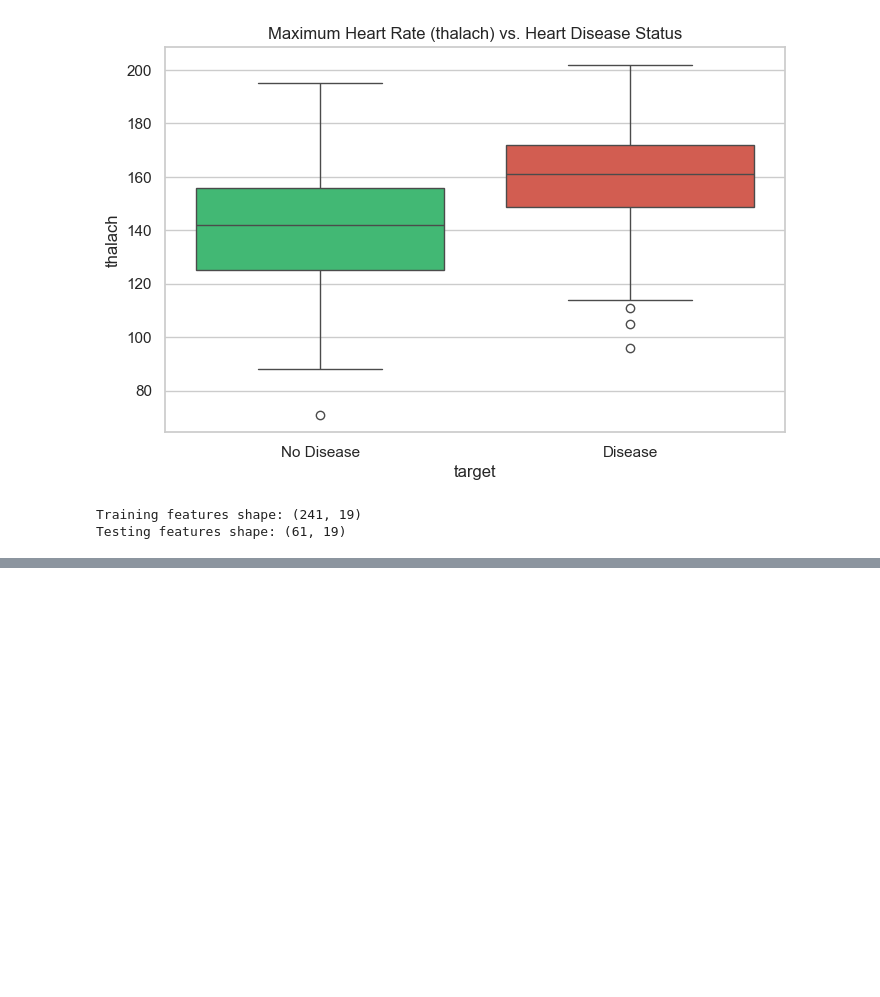
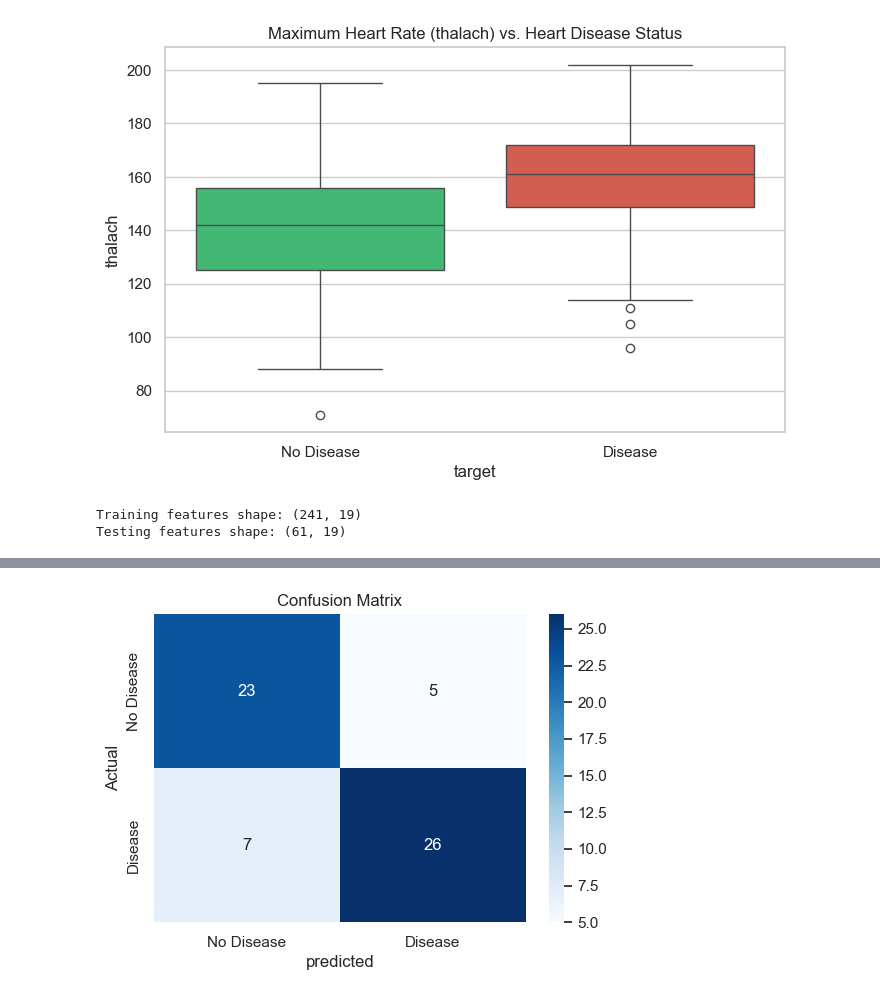
Before and after one commit to Harish-Senthilkumar/heart-disease-prediction, a Jupyter notebook: notebooks/heart_disease_analysis.ipynb, the cells around one changed output, grey strips where cells are left out. Cells and saved outputs as stored; diff of their text form; code cells hidden in the pictures; blank space fills up the shorter version.

Commit message:
added heat map for confusion matrix | MAE and with Accuracy Score updated detailed in a Classification Report

```diff
--- a/notebooks/heart_disease_analysis.ipynb
+++ b/notebooks/heart_disease_analysis.ipynb
@@ -181,3 +181,23 @@ print(f"Testing features shape: {X_test.shape}")
 # %% [output]
 Training features shape: (241, 19)
 Testing features shape: (61, 19)
+# %%
+# Predictive Modeling and Metrics
+
+# Train Random Forest Classifier
+from sklearn.metrics import mean_absolute_error
+
+
+model = RandomForestClassifier(n_estimators=100, random_state=42)
+model.fit(X_train_scaled, y_train) #fit model
+
+y_pred = model.predict(X_test_scaled) #Generating predictions
+
+# Calculate Evaluation Metrics
+mae = mean_absolute_error(y_test, y_pred)
+acc = accuracy_score(y_test, y_pred)
+
+print(f"Mean Absolute Error (MAE): {mae:.4f}")
+print(f"Model Accuracy Score: {acc * 100:.2f}%\n")
+print("--- Classification Report ---")
+print(classification_report(y_test, y_pred))
@@ -183,0 +217,12 @@ Testing features shape: (61, 19)
+# %%
+# Plotting the Confusion Matrix
+plt.figure(figsize=(6,4))
+sns.heatmap(confusion_matrix(y_test, y_pred), annot=True, fmt='d', cmap='Blues',
+            xticklabels=['No Disease', 'Disease'], yticklabels=['No Disease', 'Disease'])
+
+plt.ylabel('Actual')
+plt.xlabel("predicted")
+plt.title('Confusion Matrix')
+plt.show()
+# %% [output]
+[figure, added]
```
Also changed, not shown: parts of 1 cell of this notebook.
